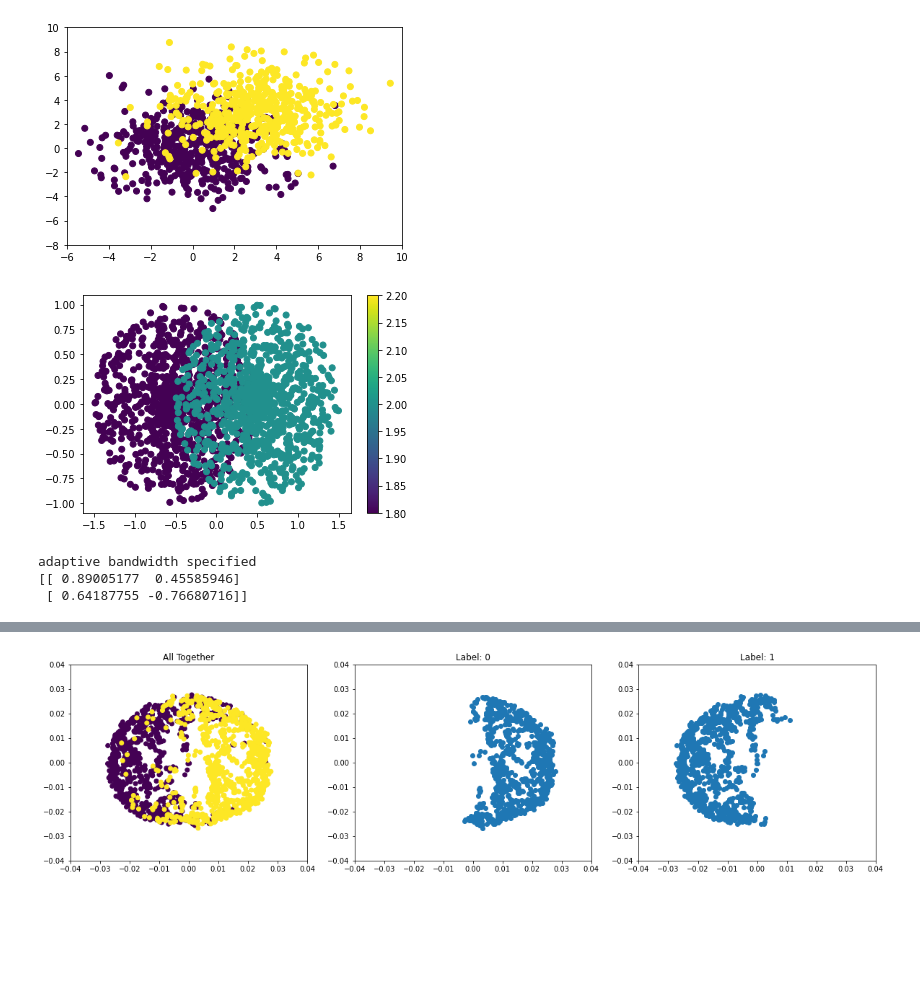
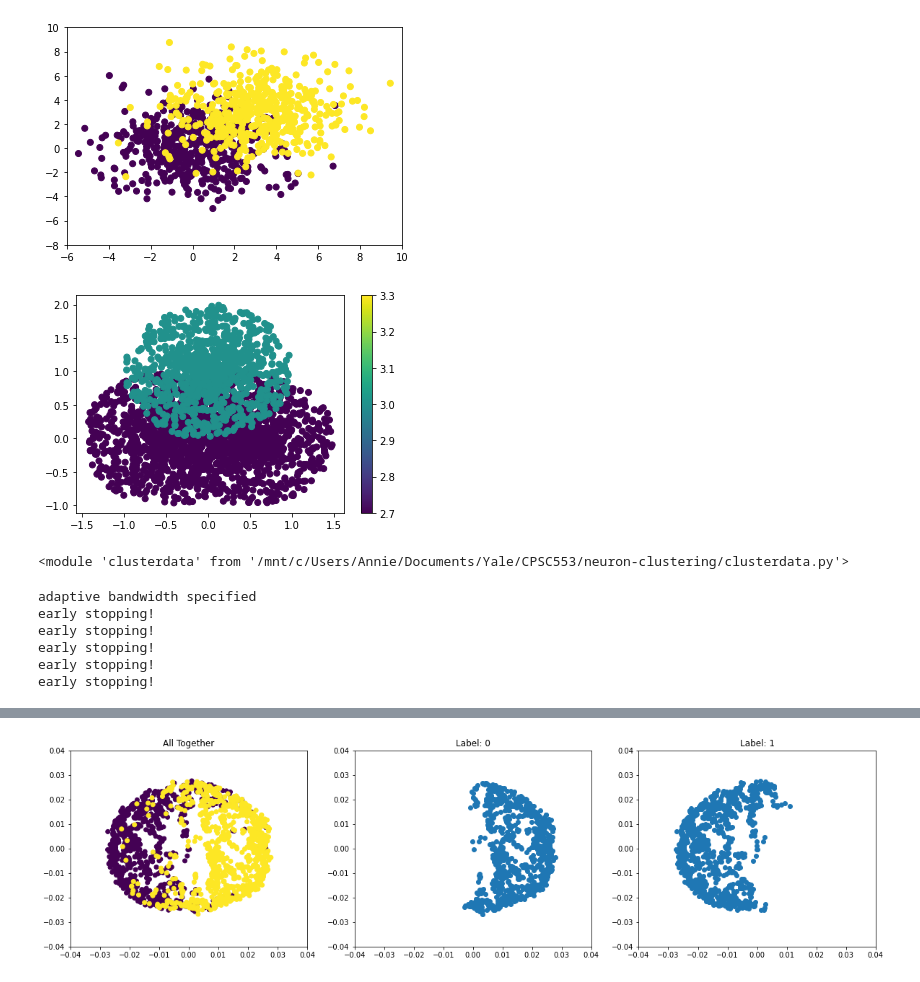
Before and after one commit to anniegao2007/neuron-clustering, a Jupyter notebook: code.ipynb, the cells around one changed output, grey strips where cells are left out. Cells and saved outputs as stored; diff of their text form; code cells hidden in the pictures; blank space fills up the shorter version.

Commit message:
cmeans and sc working

```diff
--- a/code.ipynb
+++ b/code.ipynb
@@ -506,33 +514,46 @@ coords,gt = gen_points()
 # %%
 theta1 = np.linspace(0, 2*np.pi, 1000)
 theta2 = np.linspace(0, 2*np.pi, 1000)
+theta3 = np.linspace(0, 2*np.pi, 1000)
 r1 = np.random.rand((1000))
 x1, y1 = np.reshape(r1 * np.cos(theta1) - 0.5, (1000,1)), np.reshape(r1 * np.sin(theta1), (1000,1))
 circle1 = np.concatenate((x1,y1), axis=1)
 r2 = np.random.rand((1000))
 x2, y2 = np.reshape(r2 * np.cos(theta2) + 0.5, (1000,1)), np.reshape(r2 * np.sin(theta2), (1000,1))
 circle2 = np.concatenate((x2,y2), axis=1)
-labels1, labels2 = np.full((1000,1),1), np.full((1000,1),2)
-coords = np.concatenate((circle1,circle2), axis=0)
-labels = np.concatenate((labels1,labels2), axis=0)
+r3 = np.random.rand((1000))
+x3, y3 = np.reshape(r3 * np.cos(theta3), (1000,1)), np.reshape(r3 * np.sin(theta2), (1000,1)) + 1
+circle3 = np.concatenate((x3,y3), axis=1)
+labels1, labels2, labels3 = np.full((1000,1),1), np.full((1000,1),2), np.full((1000,1),3)
+coords = np.concatenate((circle1,circle2,circle3), axis=0)
+labels = np.concatenate((labels1,labels2,labels3), axis=0)
 plt.scatter(x1,y1,c=labels1)
 plt.scatter(x2,y2,c=labels2)
+plt.scatter(x3,y3,c=labels3)
 plt.colorbar()
 plt.show()
 # %% [output]
-[figure, old version]
+[figure, new version]
 # %%
 data_phate_orig = phate.PHATE(verbose=0).fit_transform(coords)
+# %%
+import importlib
+importlib.reload(cd)
+# %% [output]
+<module 'clusterdata' from '/mnt/c/Users/Annie/Documents/Yale/CPSC553/neuron-clustering/clusterdata.py'>
 # %%
 data_affin = cd.gaussian_kernel(coords,kernel_type="adaptive", sigma=3.0, k=5)
 data_lapl  = cd.L(data_affin) # note: made adjustments to cd.L normalizing b/c 0's in affinity
-labels_SC, centroids  = cd.SC(data_lapl, k=2, thresh=0.45)
+labels_SC, centroids  = cd.SC(data_lapl, k=3)
 # labels_kmeans, centroids = cd.kmeans(coords, k=2, thresh=0.45)
-data_phate_sc = phate.PHATE(verbose=0).fit_transform(coords)
+# labels_cmeans, centroids = cd.cmeans(coords, k=2)
 # %% [output]
 adaptive bandwidth specified
-[[ 0.89005177  0.45585946]
- [ 0.64187755 -0.76680716]]
+early stopping!
+early stopping!
+early stopping!
+early stopping!
+early stopping!
 # %%
 centroids
 # %% [output]
```
Also changed, not shown: parts of 14 cells of this notebook, 1 other file.
